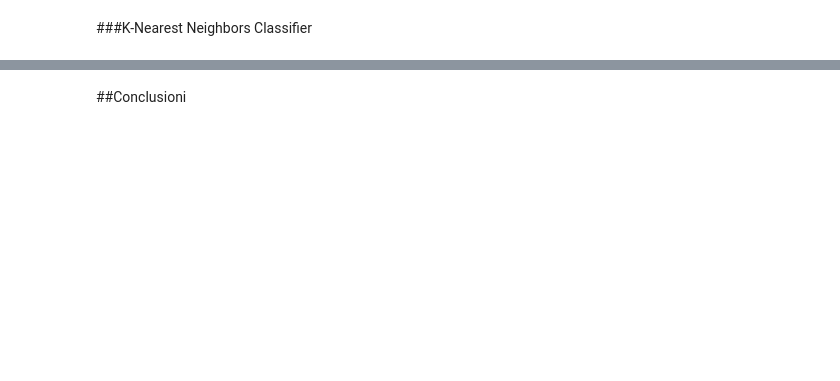
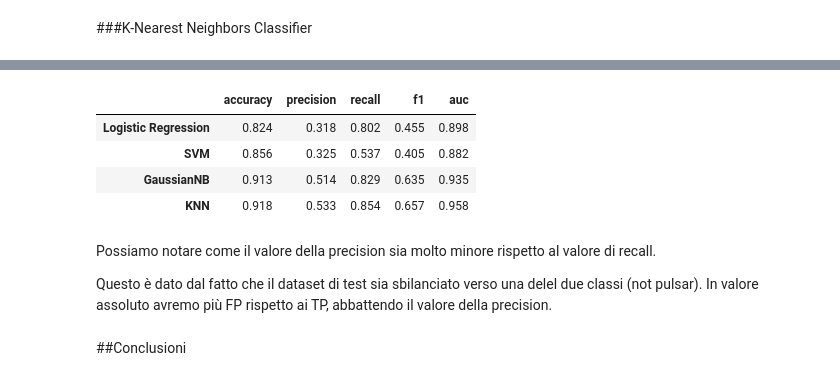
Before and after one commit to freguti/ProgettoDataSpaces, a Jupyter notebook: Progetto_DataSpaces.ipynb, the cells around one changed output, grey strips where cells are left out. Saved outputs shown, nothing was run; the diff lists cells and outputs as text; code cells hidden in the pictures; blank space fills up the shorter version.

```diff
--- a/Progetto_DataSpaces.ipynb
+++ b/Progetto_DataSpaces.ipynb
@@ -851,11 +1103,13 @@ In questa ultima parte proveremo vari modelli di classificazione sul nostro data
 # %%
 kf = StratifiedKFold(n_splits=5, random_state=42, shuffle = True)
 
-lr = LogisticRegression(random_state=42)
+lr = LogisticRegression(random_state=42,max_iter = 20000)
 svm = SVC(probability=True, random_state=42)
 nbc = GaussianNB()
 rfc = RandomForestClassifier(random_state=42)
 knn = KNeighborsClassifier()
+
+x_test_PCA6 = PCA_Reduction(X_test_norm, plot = False , n_components = 6)
 # %% [markdown]
 <a name="lr"></a>
 ###Logistic Regression
@@ -880,0 +1254,14 @@ score = grid_search_cv(rfc, RFC_PARAM, x_train_PCA6, y_train, kf)
+# %%
+print("Simulazione eseguita con il dataset su cui è stata applicata la PCA e sono stati mantenute 6 componenti:\n")
+score6_nbc = grid_search_cv(nbc, NBC_PARAM, x_train_PCA6, y_train, kf)
+print_best_scores(score6_nbc, n=5)
+
+#print("Simulazione eseguita con il dataset su cui è stata applicata la PCA e sono stati mantenute 4 componenti:\n")
+#score4_nbc = grid_search_cv(nbc, NBC_PARAM, x_train_PCA4, y_train, kf)
+#print_best_scores(score4_nbc, n=5)
+
+#print("Simulazione eseguita con il dataset su cui non è stata applicata la PCA:\n")
+#score_nbc = grid_search_cv(nbc, NBC_PARAM, X_train_norm, y_train, kf)
+#print_best_scores(score_nbc, n=5)
+
+plot_learning_curve(score6_nbc.best_estimator_, "Curva di apprendimento di Logistic Regression (6 componenti analizzate)", x_train_PCA6, y_train, cv=5,name="NBC")
@@ -885,0 +1306,14 @@ score = grid_search_cv(knn, KNN_PARAM, x_train_PCA6, y_train, kf)
+# %%
+print("Simulazione eseguita con il dataset su cui è stata applicata la PCA e sono stati mantenute 6 componenti:\n")
+score6_knn = grid_search_cv(knn, KNN_PARAM, x_train_PCA6, y_train, kf)
+print_best_scores(score6_knn, n=5)
+
+#print("Simulazione eseguita con il dataset su cui è stata applicata la PCA e sono stati mantenute 4 componenti:\n")
+#score4_knn = grid_search_cv(knn, KNN_PARAM, x_train_PCA4, y_train, kf)
+#print_best_scores(score4_knn, n=5)
+
+#print("Simulazione eseguita con il dataset su cui non è stata applicata la PCA:\n")
+#score_knn = grid_search_cv(knn, KNN_PARAM, X_train_norm, y_train, kf)
+#print_best_scores(score_knn, n=5)
+
+plot_learning_curve(score6_knn.best_estimator_, "Curva di apprendimento di Logistic Regression (6 componenti analizzate)", x_train_PCA6, y_train, cv=5,name="KNN")
@@ -885,0 +1351,5 @@ score = grid_search_cv(knn, KNN_PARAM, x_train_PCA6, y_train, kf)
+# %%
+classifiers = [score6_lr, score6_svm, score6_nbc, score6_knn]
+classifier_names = ["Logistic Regression", "SVM", "GaussianNB", "KNN"]
+auc_scores, roc_plot = plot_roc_curve(classifiers, classifier_names, "ROC curve", x_test_PCA6, y_test)
+roc_plot
@@ -886,3 +1369,16 @@ score = grid_search_cv(knn, KNN_PARAM, x_train_PCA6, y_train, kf)
+# %%
+print_performances(classifiers, classifier_names, auc_scores, x_test_PCA6, y_test)
+# %% [output]
+|  | accuracy | precision | recall | f1 | auc |
+| Logistic Regression | 0.824 | 0.318 | 0.802 | 0.455 | 0.898 |
+| SVM | 0.856 | 0.325 | 0.537 | 0.405 | 0.882 |
+| GaussianNB | 0.913 | 0.514 | 0.829 | 0.635 | 0.935 |
+| KNN | 0.918 | 0.533 | 0.854 | 0.657 | 0.958 |
+# %% [markdown]
+Possiamo notare come il valore della precision sia molto minore rispetto al valore di recall.
+
+Questo è dato dal fatto che il dataset di test sia sbilanciato verso una delel due classi (not pulsar).
+In valore assoluto avremo più FP rispetto ai TP, abbattendo il valore della precision.
 # %% [markdown]
 <a name="conclusioni"></a>
 ##Conclusioni
```
Also changed, not shown: parts of 51 cells of this notebook.
